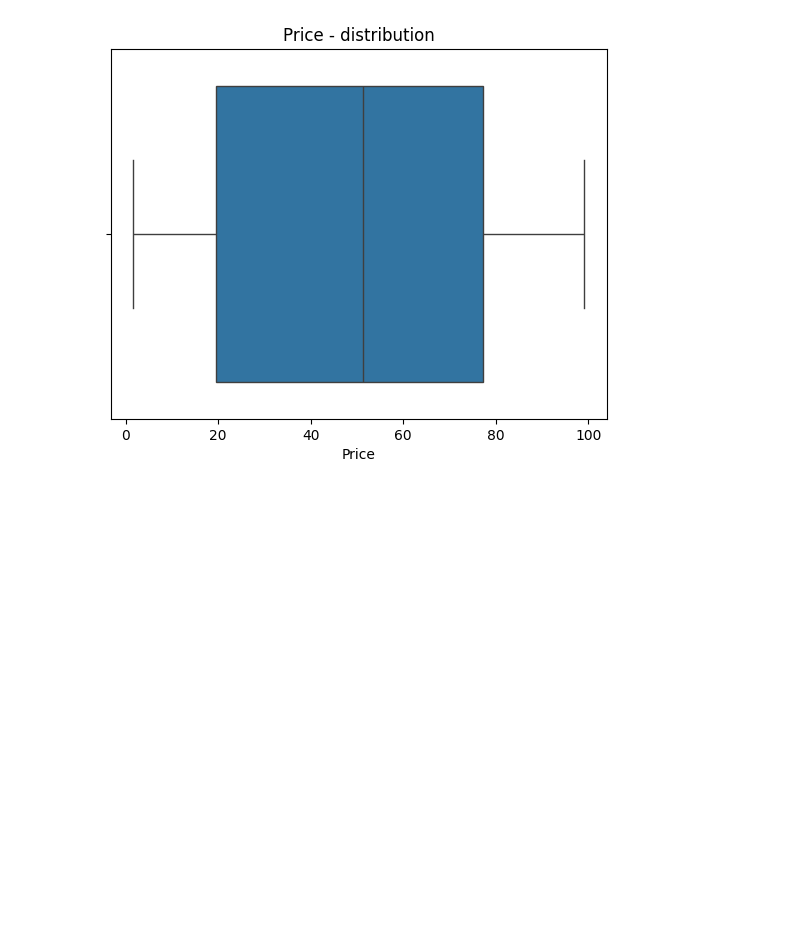
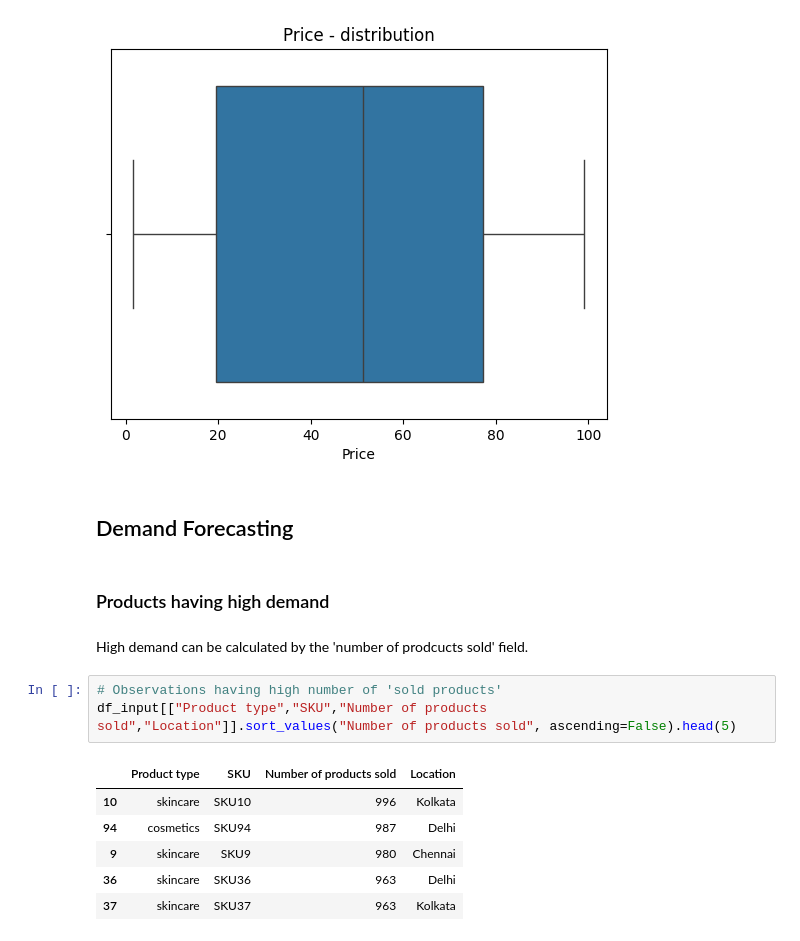
Before and after one commit to ajithcl/SupplyChainAnalysis, a Jupyter notebook: SupplyChain.ipynb, the cells around one changed output. Saved outputs shown, nothing was run; the diff lists cells and outputs as text; blank space fills up the shorter version.

```diff
--- a/SupplyChain.ipynb
+++ b/SupplyChain.ipynb
@@ -488,3 +468,19 @@ min        1.699976
 max       99.171329
 Name: Price, dtype: float64
 [figure]
+# %% [markdown]
+## Demand Forecasting
+# %% [markdown]
+### Products having high demand
+# %% [markdown]
+High demand can be calculated by the 'number of prodcucts sold' field.
+# %%
+# Observations having high number of 'sold products'
+df_input[["Product type","SKU","Number of products sold","Location"]].sort_values("Number of products sold", ascending=False).head(5)
+# %% [output]
+|  | Product type | SKU | Number of products sold | Location |
+| 10 | skincare | SKU10 | 996 | Kolkata |
+| 94 | cosmetics | SKU94 | 987 | Delhi |
+| 9 | skincare | SKU9 | 980 | Chennai |
+| 36 | skincare | SKU36 | 963 | Delhi |
+| 37 | skincare | SKU37 | 963 | Kolkata |
```
Also changed, not shown: parts of 40 cells of this notebook.
